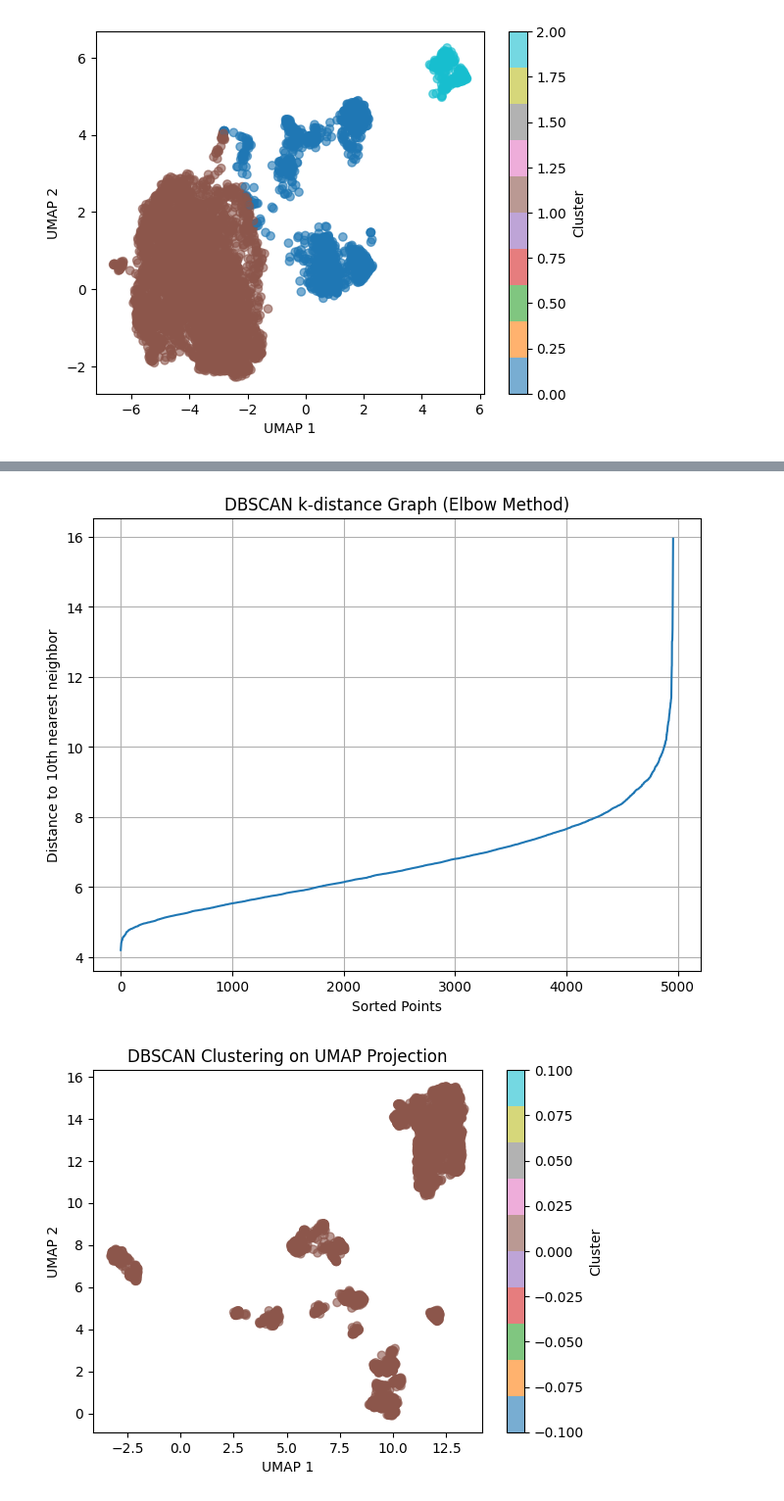
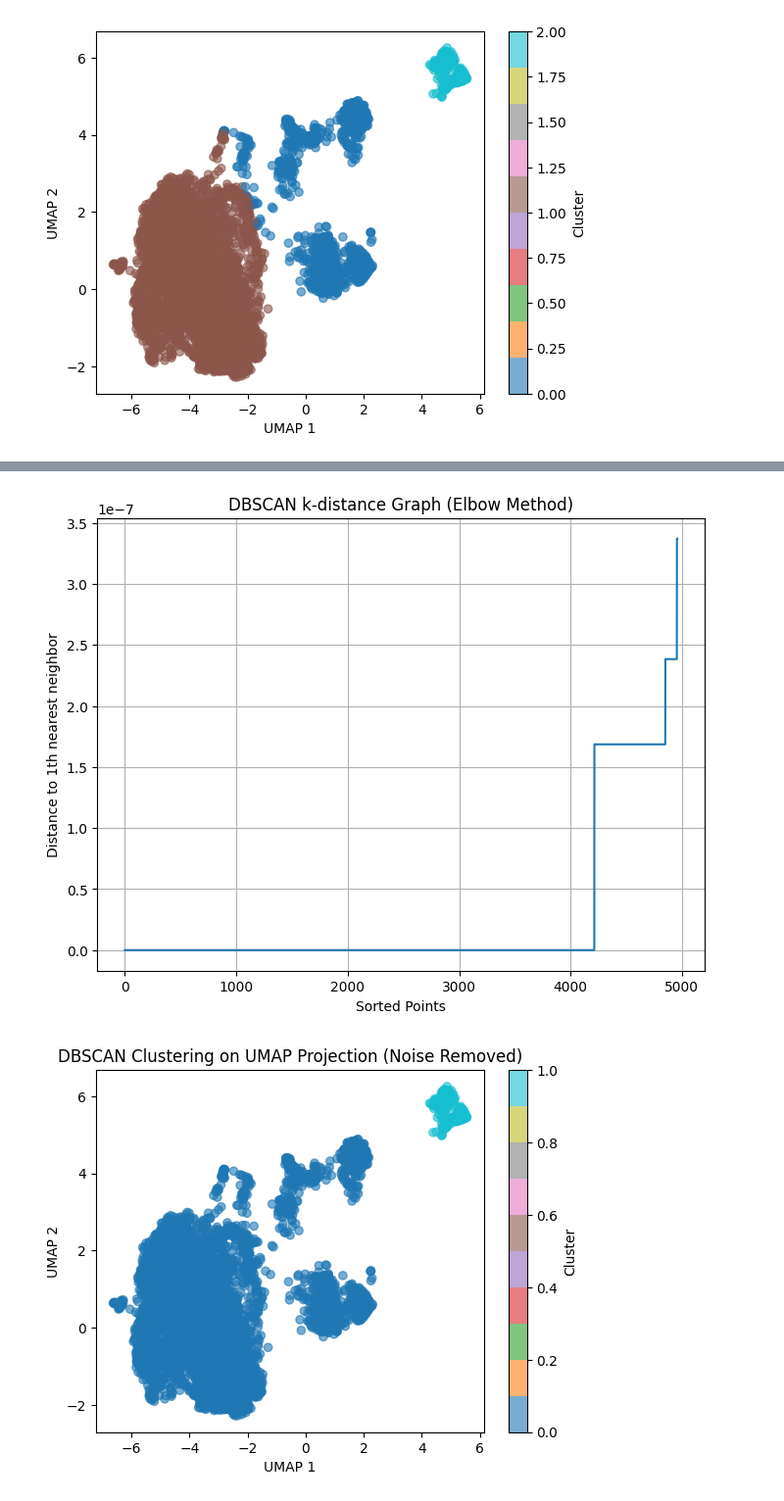
Before and after one commit to samroska/milestone-2-siads-696, a Jupyter notebook: Clustering - All Features.ipynb, the cells around one changed output, grey strips where cells are left out. Shown at 98% size. Saved outputs shown, nothing was run; the diff lists cells and outputs as text; code cells hidden in the pictures.

```diff
--- a/Clustering - All Features.ipynb
+++ b/Clustering - All Features.ipynb
@@ -256,6 +277,6 @@ plt.show()
 # %%
 ## NOTE: generated code using ChatGPT
-min_samples = 10
+min_samples = 1
 
 neighbors = NearestNeighbors(n_neighbors=min_samples)
 neighbors_fit = neighbors.fit(X_preprocessed)  # or your feature matrix
@@ -272,16 +293,20 @@ plt.title("DBSCAN k-distance Graph (Elbow Method)")
 plt.grid(True)
 plt.show()
 # %% [output]
-[figure, old version]
+[figure, new version]
 # %%
-dbscan1 = DBSCAN(eps=8, min_samples=4)
-labels2 = dbscan1.fit_predict(X_umap)
+dbscan5 = DBSCAN(eps=1.75, min_samples=4)
+labels5 = dbscan5.fit_predict(X_umap)
 
-plt.scatter(X_umap[:, 0], X_umap[:, 1], c=labels2, cmap="tab10", alpha=0.6)
-plt.title("DBSCAN Clustering on UMAP Projection")
+mask = labels5 != -1
+X_umap_filtered5 = X_umap[mask]
+labels5_filtered = labels5[mask]
+
+plt.scatter(X_umap_filtered5[:, 0], X_umap_filtered5[:, 1], c=labels5_filtered, cmap="tab10", alpha=0.6)
+plt.title("DBSCAN Clustering on UMAP Projection (Noise Removed)")
 plt.xlabel("UMAP 1")
 plt.ylabel("UMAP 2")
 plt.colorbar(label="Cluster")
 plt.show()
 # %% [output]
-[figure, old version]
+[figure, new version]
```
Also changed, not shown: parts of 7 cells of this notebook.
